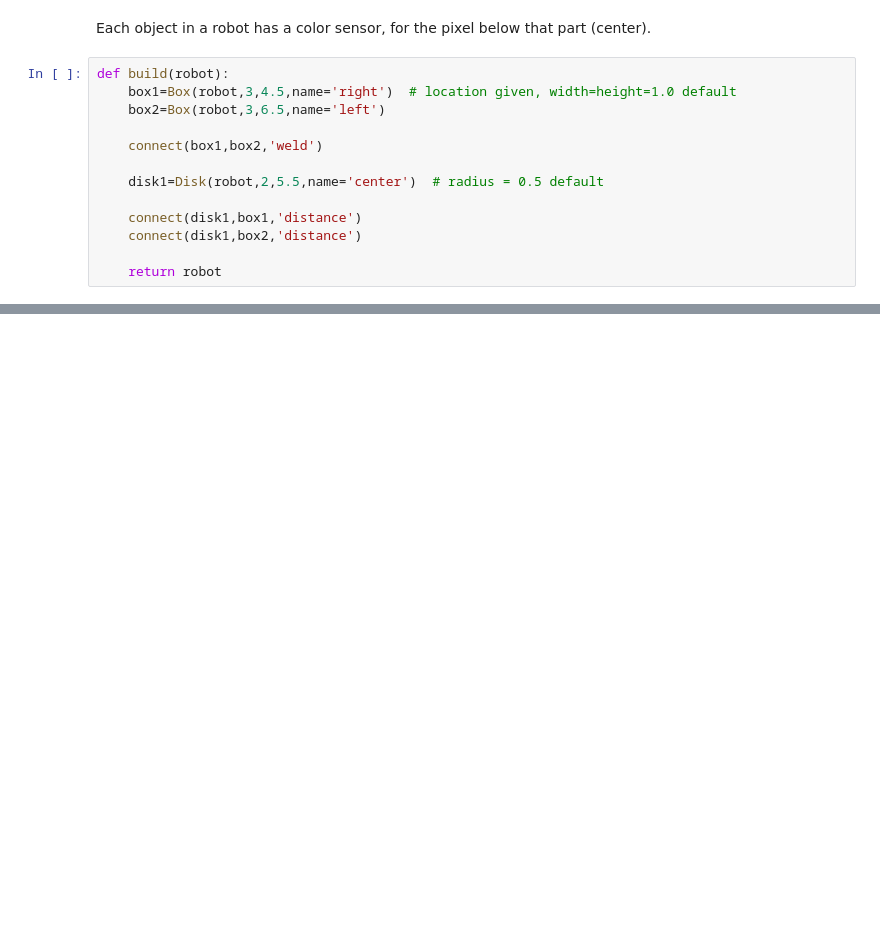
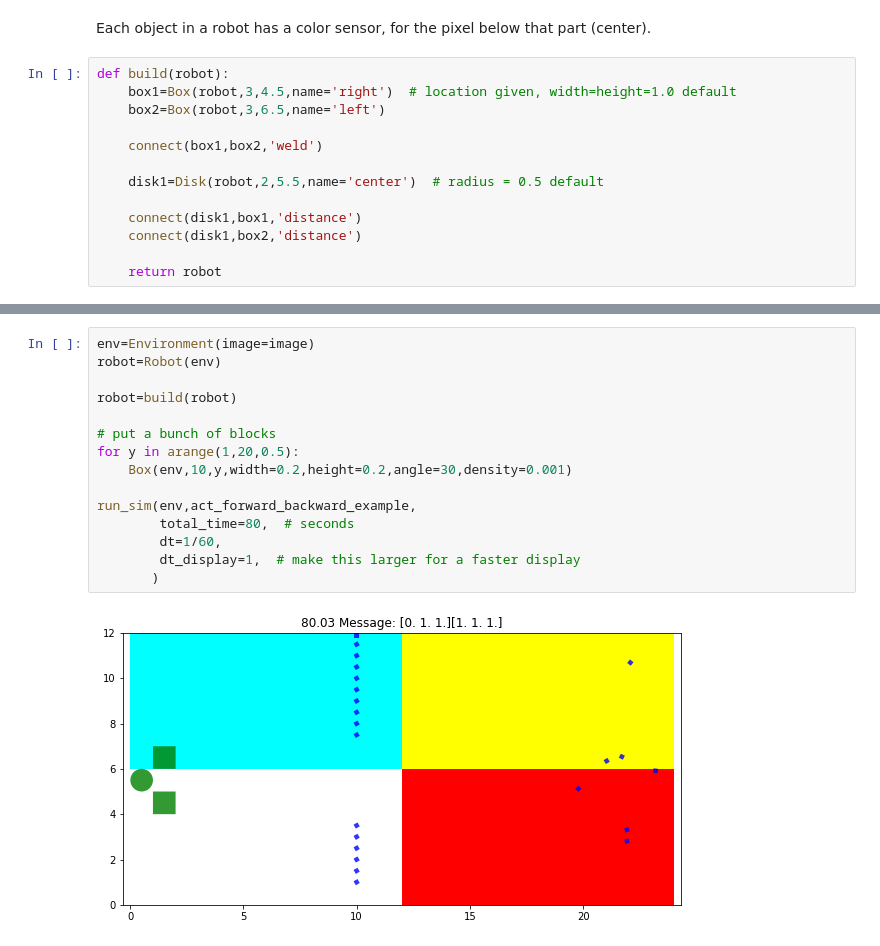
Before and after one commit to bblais/RobotSim373, a Jupyter notebook: Examples/Example Read Image.ipynb, the cells around one changed output, grey strips where cells are left out. Saved outputs shown, nothing was run; the diff lists cells and outputs as text; blank space fills up the shorter version.

```diff
--- a/Examples/Example Read Image.ipynb
+++ b/Examples/Example Read Image.ipynb
@@ -54,0 +64,17 @@ TypeError: __init__() got an unexpected keyword argument 'image'
+# %%
+env=Environment(image=image)
+robot=Robot(env)
+
+robot=build(robot)
+
+# put a bunch of blocks
+for y in arange(1,20,0.5):
+    Box(env,10,y,width=0.2,height=0.2,angle=30,density=0.001)
+
+run_sim(env,act_forward_backward_example,
+        total_time=80,  # seconds
+        dt=1/60,
+        dt_display=1,  # make this larger for a faster display
+       )
+# %% [output]
+[figure, added]
```
Also changed, not shown: parts of 7 cells of this notebook, 1 other file.
